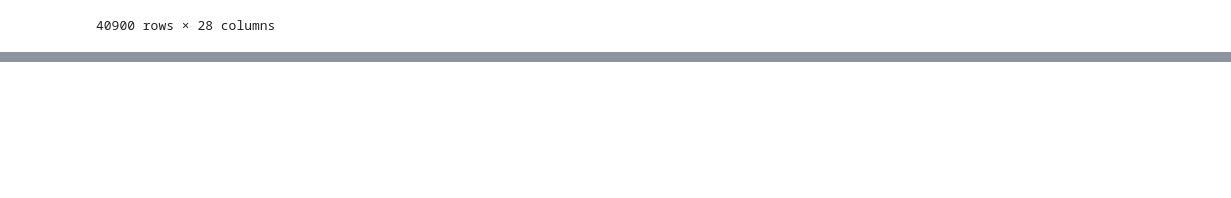
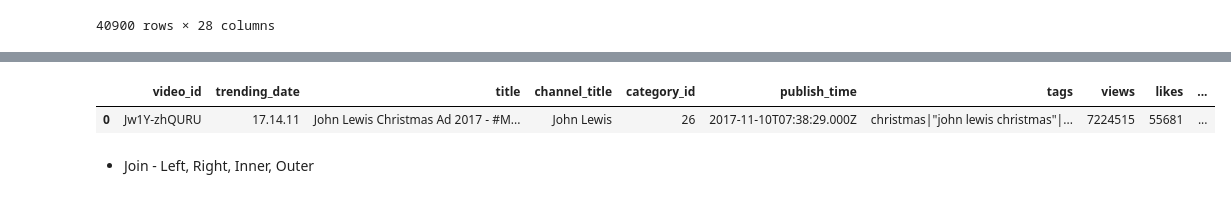
Before and after one commit to peppibook/Sejong-python-hotel-tourism, a Jupyter notebook: Pandas(Renaming & Combining)/Untitled.ipynb, the cells around one changed output, grey strips where cells are left out. Cells and saved outputs as stored; diff of their text form; code cells hidden in the pictures; blank space fills up the shorter version.

```diff
--- a/Pandas(Renaming & Combining)/Untitled.ipynb
+++ b/Pandas(Renaming & Combining)/Untitled.ipynb
@@ -72,0 +84,7 @@ left.join(right, lsuffix='_CAN', rsuffix='_UK')
+# %%
+british_youtube.head(1)
+# %% [output]
+|  | video_id | trending_date | title | channel_title | category_id | publish_time | tags | views | likes | ... |
+| 0 | Jw1Y-zhQURU | 17.14.11 | John Lewis Christmas Ad 2017 - #M... | John Lewis | 26 | 2017-11-10T07:38:29.000Z | christmas|"john lewis christmas"|... | 7224515 | 55681 | ... |
+# %% [markdown]
+* Join - Left, Right, Inner, Outer
```
Also changed, not shown: parts of 11 cells of this notebook.
